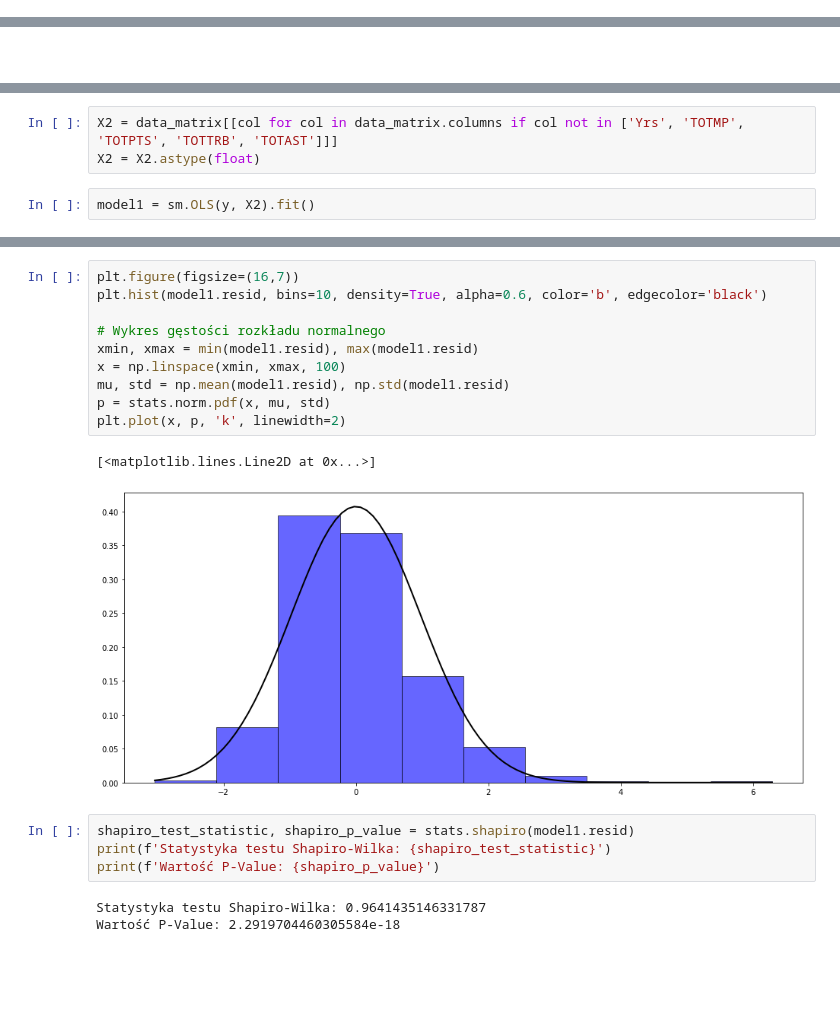
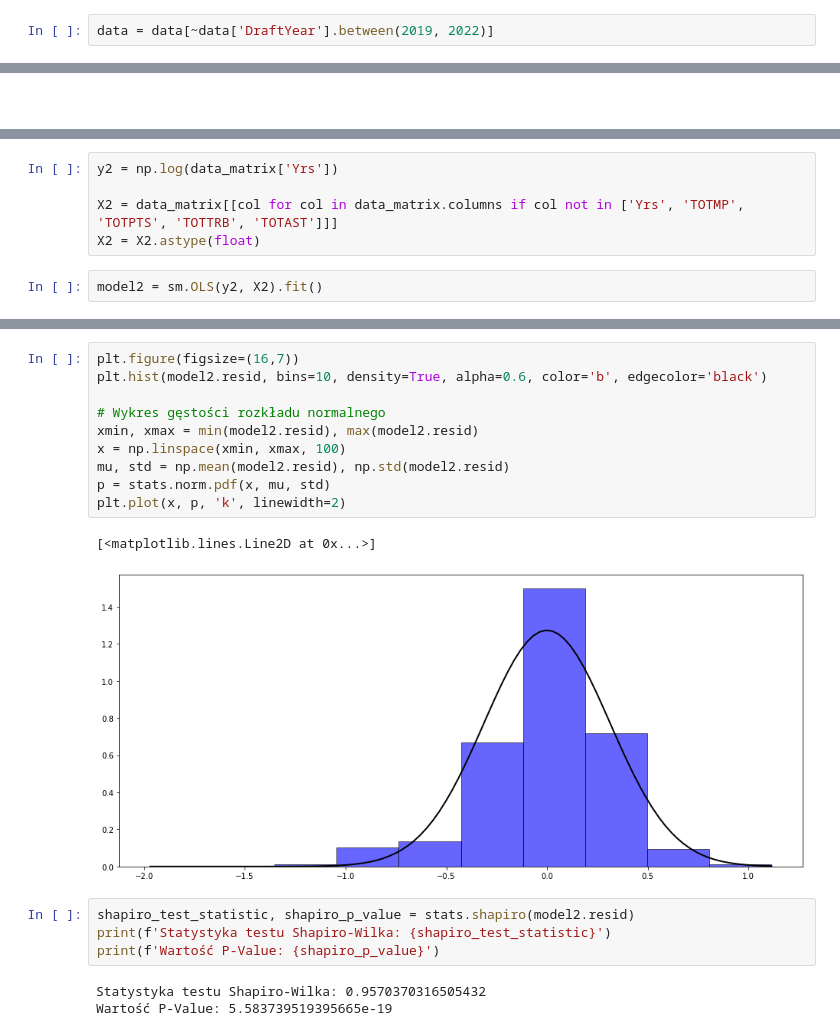
Before and after one commit to GrzegorzPus/NBA_analysis, a Jupyter notebook: Draft Combine.ipynb, the cells around one changed output, grey strips where cells are left out. Cells and saved outputs as stored; diff of their text form; blank space fills up the shorter version.

```diff
--- a/Draft Combine.ipynb
+++ b/Draft Combine.ipynb
@@ -171,6 +171,8 @@ data['Height'] = data['Height'].apply(feet_to_cm)
 data['Height'] = round(data['Height'])
 # %%
 data['Birth Date'] = pd.to_datetime(data['Birth Date'])
+# %%
+data = data[~data['DraftYear'].between(2019, 2022)]
 # %%
 data
 # %% [output]
@@ -687,6 +726,8 @@ Wartość P-Value: 1.8106907084813884e-09
 # %%
+y2 = np.log(data_matrix['Yrs'])
+
 X2 = data_matrix[[col for col in data_matrix.columns if col not in ['Yrs', 'TOTMP', 'TOTPTS', 'TOTTRB', 'TOTAST']]]
 X2 = X2.astype(float)
 # %%
-model1 = sm.OLS(y, X2).fit()
+model2 = sm.OLS(y2, X2).fit()
 # %%
@@ -770,20 +811,20 @@ data_matrix[[col for col in data_matrix.columns if col not in ['Yrs', 'TOTMP', '
 # %%
 plt.figure(figsize=(16,7))
-plt.hist(model1.resid, bins=10, density=True, alpha=0.6, color='b', edgecolor='black')
+plt.hist(model2.resid, bins=10, density=True, alpha=0.6, color='b', edgecolor='black')
 
 # Wykres gęstości rozkładu normalnego
-xmin, xmax = min(model1.resid), max(model1.resid)
+xmin, xmax = min(model2.resid), max(model2.resid)
 x = np.linspace(xmin, xmax, 100)
-mu, std = np.mean(model1.resid), np.std(model1.resid)
+mu, std = np.mean(model2.resid), np.std(model2.resid)
 p = stats.norm.pdf(x, mu, std)
 plt.plot(x, p, 'k', linewidth=2)
 # %% [output]
 [<matplotlib.lines.Line2D at 0x...>]
-[figure, old version]
+[figure, new version]
 # %%
-shapiro_test_statistic, shapiro_p_value = stats.shapiro(model1.resid)
+shapiro_test_statistic, shapiro_p_value = stats.shapiro(model2.resid)
 print(f'Statystyka testu Shapiro-Wilka: {shapiro_test_statistic}')
 print(f'Wartość P-Value: {shapiro_p_value}')
 # %% [output]
-Statystyka testu Shapiro-Wilka: 0.9641435146331787
-Wartość P-Value: 2.2919704460305584e-18
+Statystyka testu Shapiro-Wilka: 0.9570370316505432
+Wartość P-Value: 5.583739519395665e-19
```
Also changed, not shown: parts of 51 cells of this notebook.
